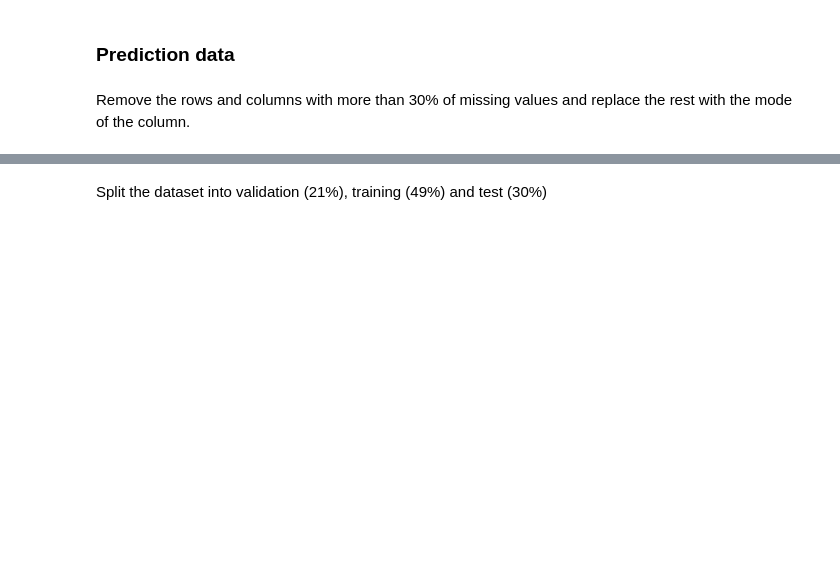
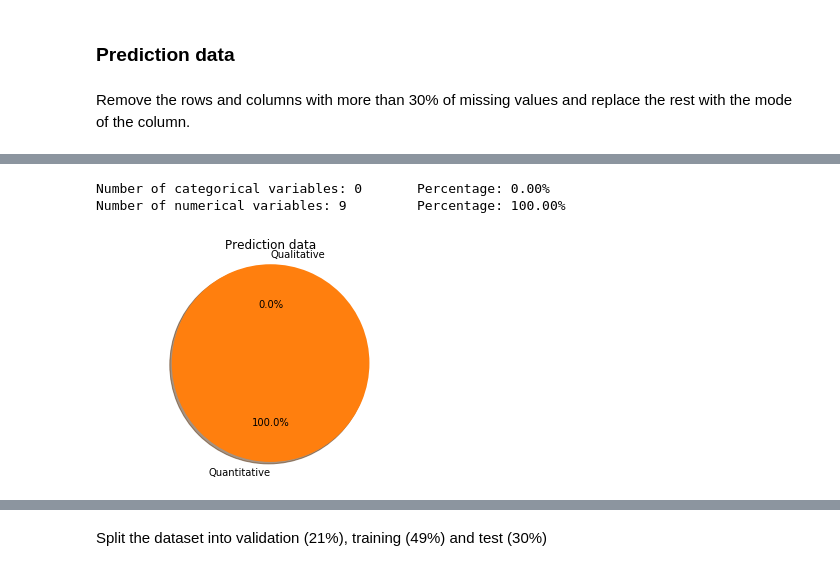
Before and after one commit to martaasp/tfm, a Jupyter notebook: smart-medical-dashboard.ipynb, the cells around one changed output, grey strips where cells are left out. Cells and saved outputs as stored; diff of their text form; code cells hidden in the pictures; blank space fills up the shorter version.

```diff
--- a/smart-medical-dashboard.ipynb
+++ b/smart-medical-dashboard.ipynb
@@ -351,3 +385,28 @@ Removing rows with more than 30% of missing data () ...
  |-- DiabetesPedigreeFunction: double (nullable = true)
  |-- Age: integer (nullable = true)
  |-- Class: integer (nullable = true)
+# %%
+data_types = defaultdict(list)
+for entry in pred_data.schema.fields:
+     data_types[str(entry.dataType)].append(entry.name)
+
+categorical_variables = len(data_types["StringType"])
+categorical_var_size =100*(categorical_variables/len(pred_data.columns))
+print("Number of categorical variables: {}\t Percentage: {:.2f}%". format(categorical_variables, categorical_var_size))
+
+numerical_variables = len(data_types["IntegerType"])+len(data_types["DoubleType"])
+numerical_var_size = 100*(numerical_variables/len(pred_data.columns))
+print("Number of numerical variables: {}\t Percentage: {:.2f}%". format(numerical_variables, numerical_var_size))
+
+fig1, ax1 = plt.subplots()
+sizes = [categorical_var_size, numerical_var_size]
+explode=[0,0]
+labels=['Qualitative', 'Quantitative']
+ax1.pie(sizes, explode=explode, labels=labels, autopct='%1.1f%%', shadow=True, startangle=90)
+ax1.axis('equal')  # Equal aspect ratio ensures that pie is drawn as a circle.
+ax1.set_title("Prediction data")
+plt.show()
+# %% [output]
+Number of categorical variables: 0       Percentage: 0.00%
+Number of numerical variables: 9         Percentage: 100.00%
+[figure, added]
```
Also changed, not shown: parts of 30 cells of this notebook.
